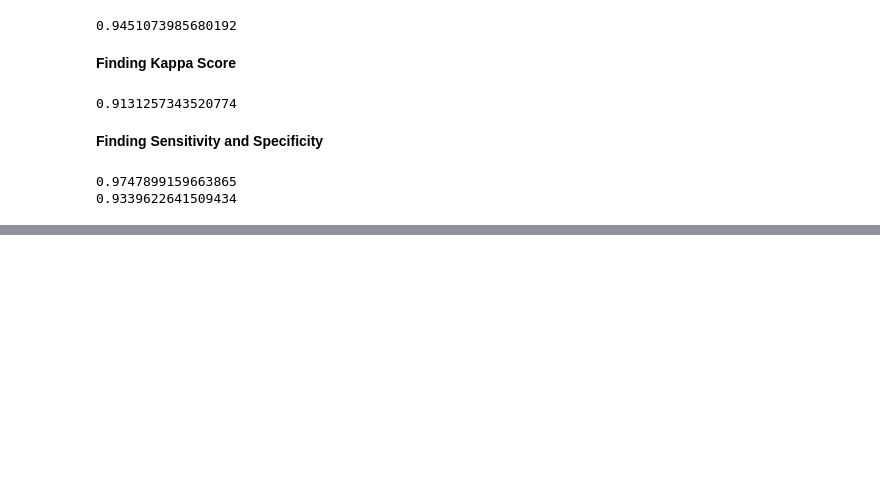
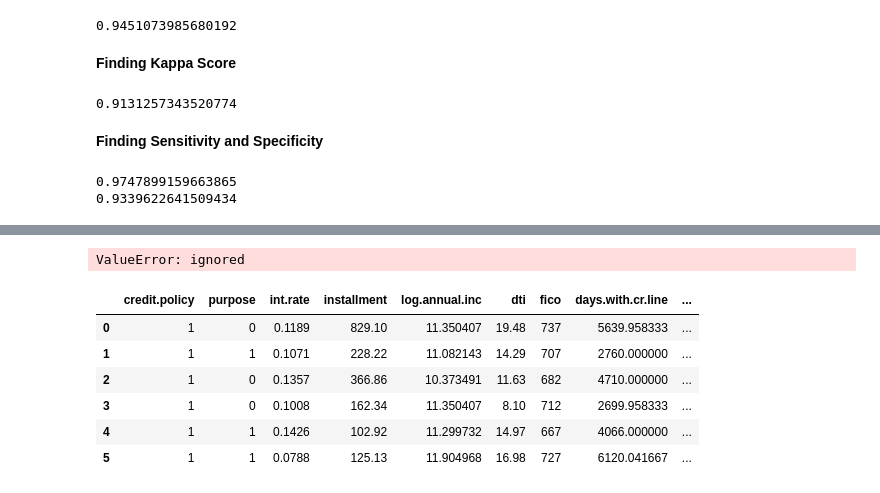
Before and after one commit to sujanakal/DELL-NLP-Training, a Jupyter notebook: Python_ex_1.ipynb, the cells around one changed output, grey strips where cells are left out. Cells and saved outputs as stored; diff of their text form; code cells hidden in the pictures; blank space fills up the shorter version.

```diff
--- a/Python_ex_1.ipynb
+++ b/Python_ex_1.ipynb
@@ -900,0 +935,19 @@ print(specificity)
+# %%
+# Building the Logistic Regression model using Sklearn
+lm = LogisticRegression()
+model = lm.fit(X, y)                              #ValueError: could not convert string to float: 'debt_consolidation'  --> Categorical data need to be changed
+# %% [output]
+ValueError: ignored
+# %%
+# Converting the Categorical data
+loans = pd.read_csv('loans_imputed.csv')
+loans['purpose'] = loans['purpose'].map({'debt_consolidation': 0, 'credit_card': 1, 'all_other': 2, 'home_improvement': 3, 'small_business': 4, 'major_purchase': 5, 'educational': 6})
+loans.head(6)
+# %% [output]
+|  | credit.policy | purpose | int.rate | installment | log.annual.inc | dti | fico | days.with.cr.line | ... |
+| 0 | 1 | 0 | 0.1189 | 829.10 | 11.350407 | 19.48 | 737 | 5639.958333 | ... |
+| 1 | 1 | 1 | 0.1071 | 228.22 | 11.082143 | 14.29 | 707 | 2760.000000 | ... |
+| 2 | 1 | 0 | 0.1357 | 366.86 | 10.373491 | 11.63 | 682 | 4710.000000 | ... |
+| 3 | 1 | 0 | 0.1008 | 162.34 | 11.350407 | 8.10 | 712 | 2699.958333 | ... |
+| 4 | 1 | 1 | 0.1426 | 102.92 | 11.299732 | 14.97 | 667 | 4066.000000 | ... |
+| 5 | 1 | 1 | 0.0788 | 125.13 | 11.904968 | 16.98 | 727 | 6120.041667 | ... |
```
Also changed, not shown: parts of 13 cells of this notebook.
